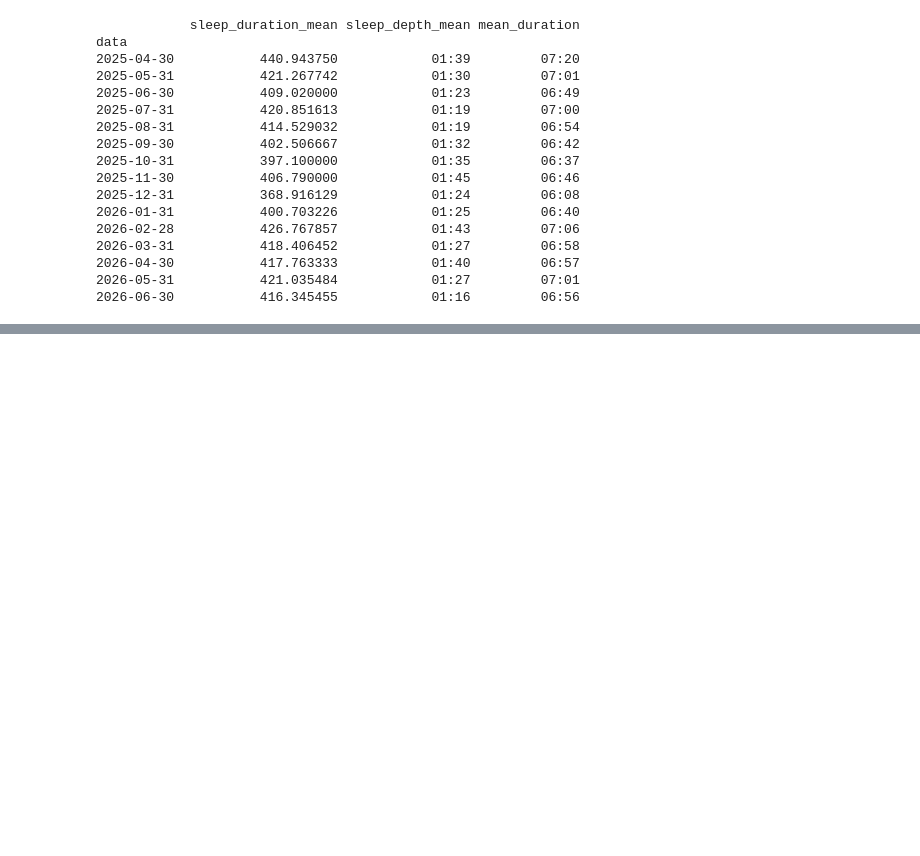
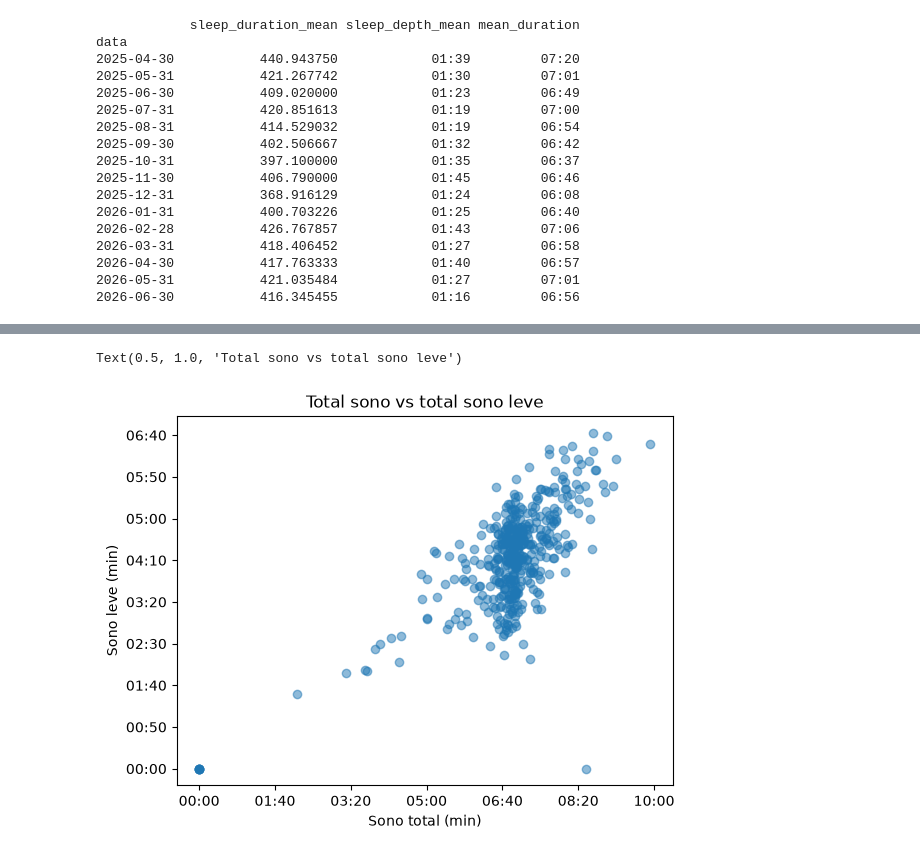
Before and after one commit to pedroAugustoBorges/garmin-data-eda, a Jupyter notebook: notebooks/00_test.ipynb, the cells around one changed output, grey strips where cells are left out. Saved outputs shown, nothing was run; the diff lists cells and outputs as text; code cells hidden in the pictures; blank space fills up the shorter version.

Commit message:
Create scatter visualization

```diff
--- a/notebooks/00_test.ipynb
+++ b/notebooks/00_test.ipynb
@@ -93,0 +123,23 @@ sono_profundo_min           0.339701           1.000000
+# %%
+fig, ax = plt.subplots()
+
+ax.scatter(
+    df_sleep['duracao_total_min'],
+    df_sleep['sono_leve_min'],
+    alpha=0.5
+)
+
+ax.xaxis.set_major_formatter(
+    FuncFormatter(lambda x, pos: datetime_utils.to_hour_label(x))
+)
+
+ax.yaxis.set_major_formatter(
+    FuncFormatter(lambda x, pos: datetime_utils.to_hour_label(x))
+)
+
+plt.xlabel("Sono total (min)")
+plt.ylabel("Sono leve (min)")
+plt.title("Total sono vs total sono leve")
+# %% [output]
+Text(0.5, 1.0, 'Total sono vs total sono leve')
+[figure, added]
```
Also changed, not shown: parts of 7 cells of this notebook, 1 other file.
